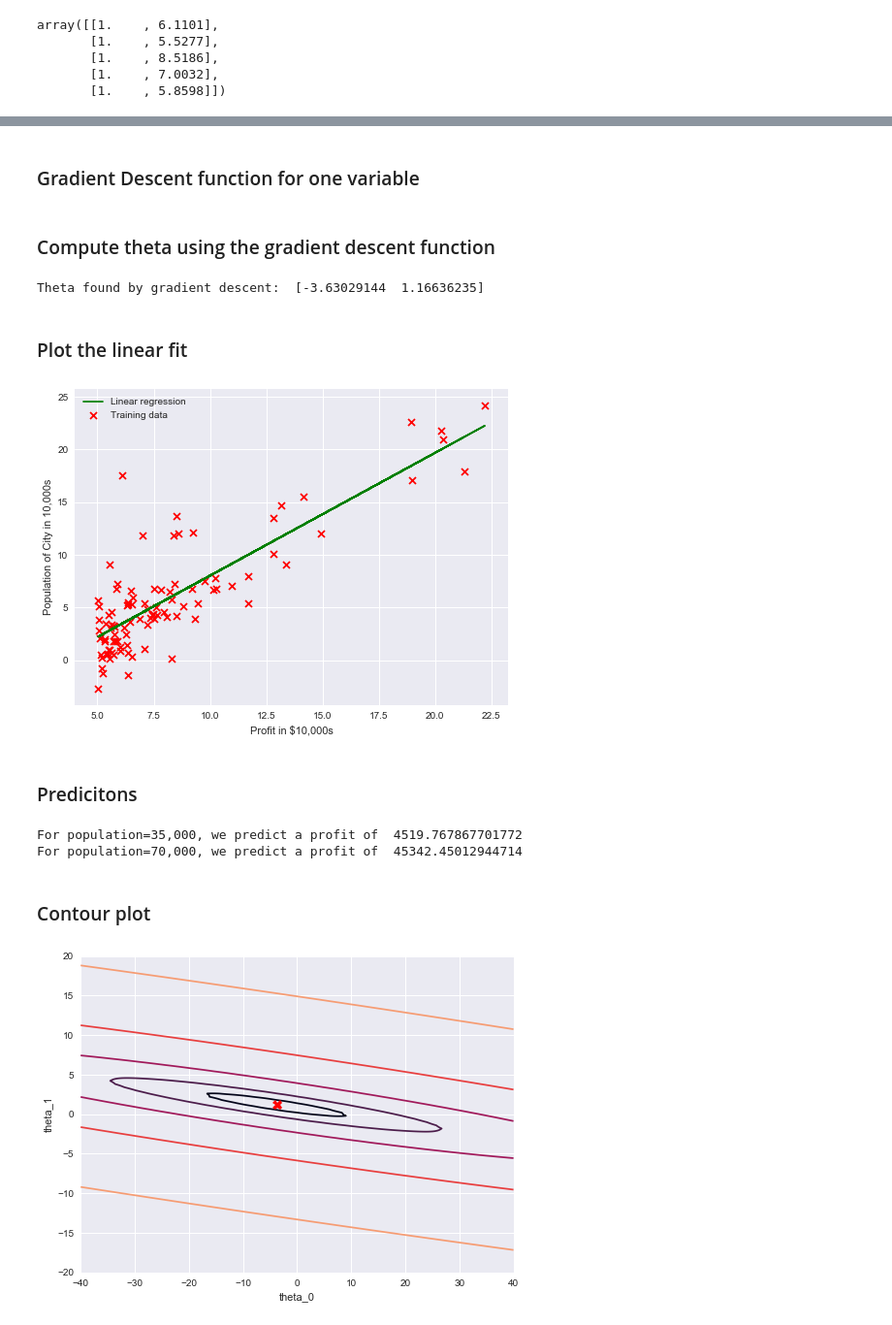
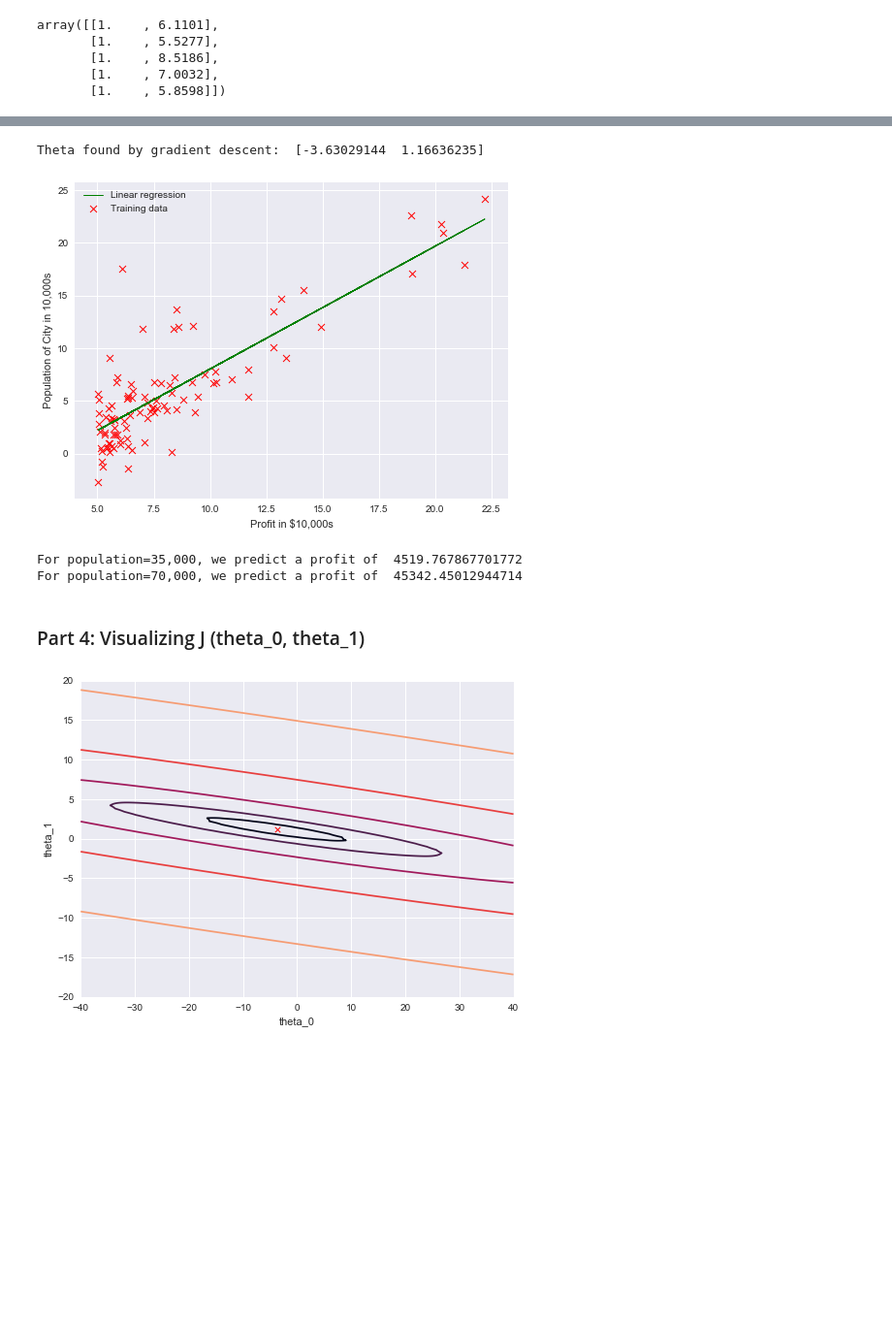
Before and after one commit to AlKou/Pythonized-Exercises-of-Andrew-Ng-s-Machine-Learning-Course, a Jupyter notebook: Exercise 1/Exercise 1.ipynb, the cells around one changed output, grey strips where cells are left out. Shown: that part at 97% size. Cells and saved outputs as stored; diff of their text form; code cells hidden in the pictures; blank space fills up the shorter version.

```diff
--- a/Exercise 1/Exercise 1.ipynb
+++ b/Exercise 1/Exercise 1.ipynb
@@ -41,7 +56,7 @@ plt.show()
 # %%
 m = len(y)
-X = np.c_[np.ones((m, 1)), data.x]    # Add the a column of ones
-y = y.values.reshape(m, 1)            # Reshape y to m*1 size
+X = np.c_[np.ones((m, 1)), data[:, 0]]    # Add the a column of ones
+y = y.reshape(-1, 1)                      # Reshape y to m*1 size
 print(X.shape)
 X[:5]
 # %% [output]
@@ -56,5 +69,9 @@ array([[1.    , 6.1101],
+# %%
+theta = np.zeros((2, 1))
+iterations = 1500
+alpha = .01
 # %%
 def computeCost(X, y, theta):
-    '''Return the cost by matrix opertaions'''
-    theta = np.array(theta).reshape(2, 1)
+    '''Compute cost for linear regression'''
+    theta = np.array(theta).reshape(2, 1)    # In case theta is given in a list
     return ((X @ theta - y).T @ (X @ theta - y) / 2 / len(y)).flatten()
@@ -63,4 +77,0 @@ def computeCost(X, y, theta):
-# %%
-theta = np.zeros((2, 1))
-iterations = 1500
-alpha = 0.01
@@ -79,5 +88,3 @@ With theta = [-1, 2] the cost J is:  [54.24245508]
-# %% [markdown]
-### Gradient Descent function for one variable
 # %%
 def gradientDescent(X, y, theta, alpha, num_iters):
     '''Implement gradient descent to compute the cost of one variable'''
@@ -91,28 +98,22 @@ def gradientDescent(X, y, theta, alpha, num_iters):
         J_history[iter] = computeCost(X, y, theta)
 
     return theta.flatten()
-# %% [markdown]
-### Compute theta using the gradient descent function
 # %%
 theta = np.zeros((2, 1))
 theta = gradientDescent(X, y, theta, alpha, iterations)
 print('Theta found by gradient descent: ', theta)
 # %% [output]
 Theta found by gradient descent:  [-3.63029144  1.16636235]
-# %% [markdown]
-### Plot the linear fit
 # %%
-plt.figure(figsize=(8,6))
-plt.plot(X[:, 1], X @ theta, 'g-')
-plt.scatter(X[:, 1], y, c='red', marker='x')
+plt.figure()
+plt.plot(X[:, 1], X @ theta, 'g-', linewidth=1)
+plt.scatter(X[:, 1], y, c='red', marker='x', linewidth=1)
 plt.xlabel('Profit in $10,000s')
 plt.ylabel('Population of City in 10,000s')
 plt.legend(['Linear regression', 'Training data'])
 plt.show()
 # %% [output]
-[figure, old version]
+[figure, new version]
-# %% [markdown]
-### Predicitons
 # %%
 predict1 = [1, 3.5] @ theta
 predict2 = [1, 7] @ theta
@@ -121,8 +122,8 @@ print('For population=70,000, we predict a profit of ', predict2*10000)
 # %% [output]
 For population=35,000, we predict a profit of  4519.767867701772
 For population=70,000, we predict a profit of  45342.45012944714
-# %% [markdown]
-### Contour plot
+# %% [markdown]
+### Part 4: Visualizing J (theta_0,  theta_1)
 # %%
 theta0_vals = np.linspace(-40, 40, 200)
 theta1_vals = np.linspace(-40, 40, 200)
```
Also changed, not shown: parts of 51 cells of this notebook.
